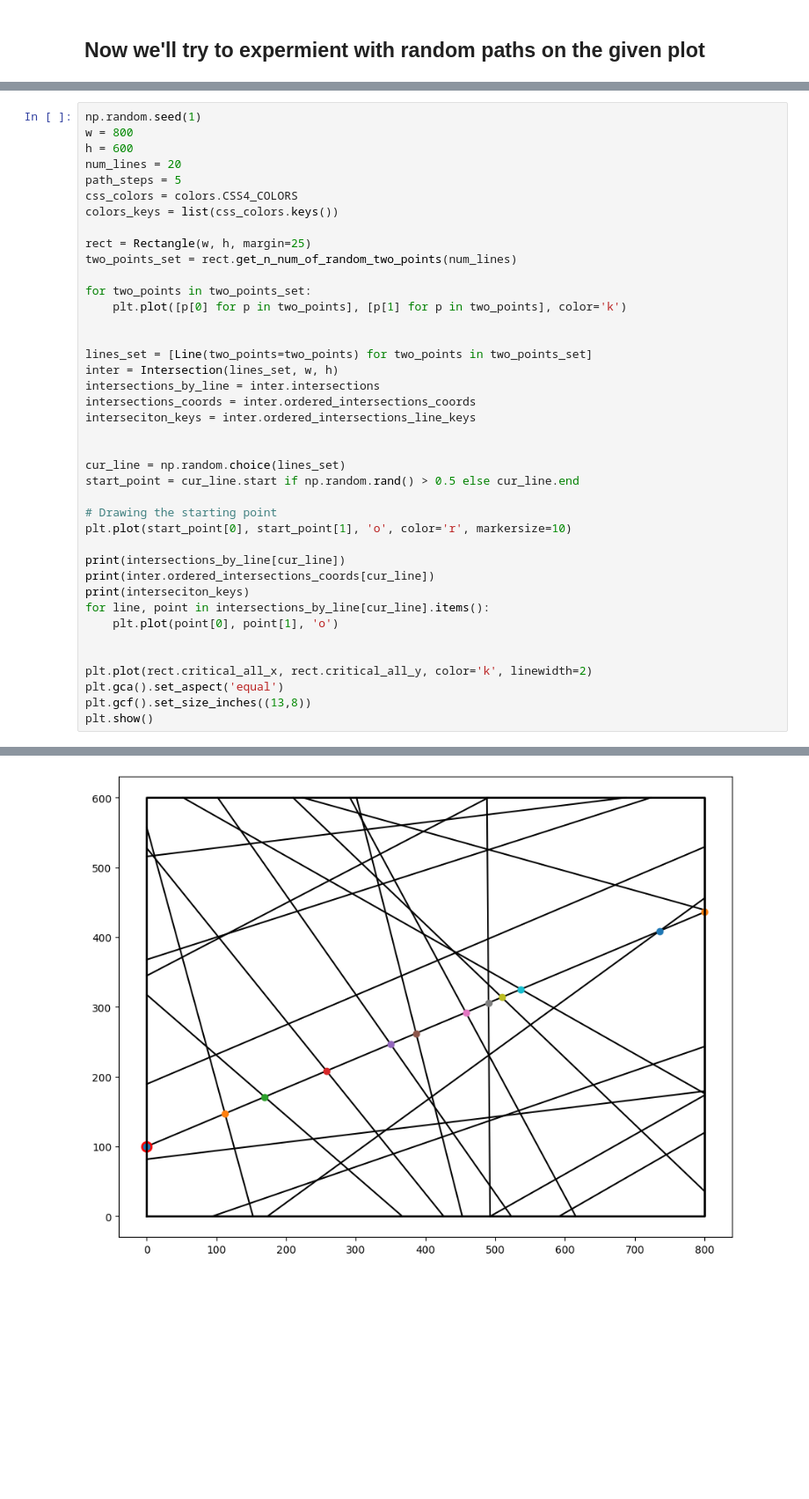
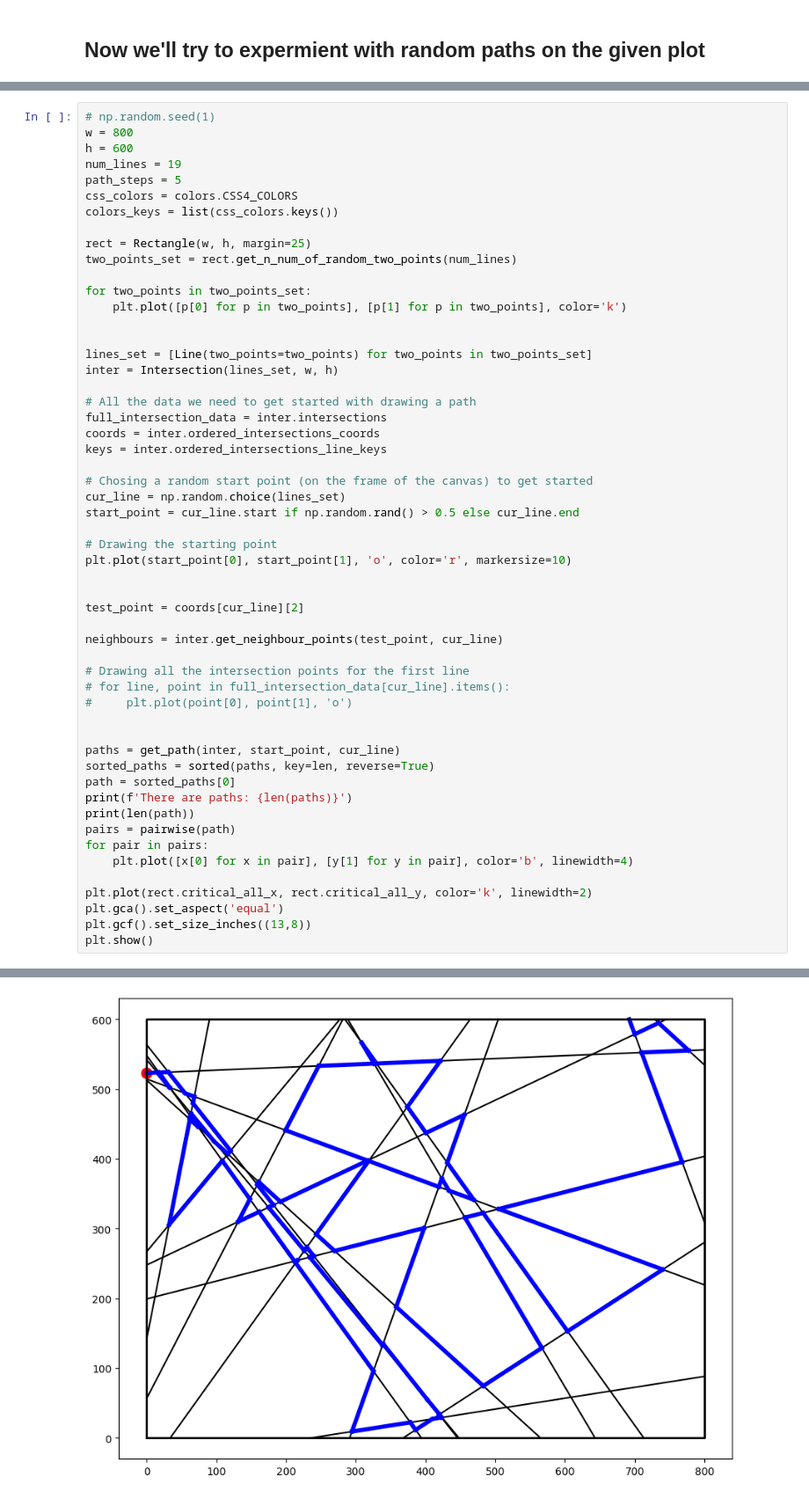
Before and after one commit to viktor-kertanov/hmmg, a Jupyter notebook: notebooks/morellet/francois_morellet_intersections.ipynb, the cells around one changed output, grey strips where cells are left out. Shown at 88% size. Saved outputs shown, nothing was run; the diff lists cells and outputs as text; blank space fills up the shorter version.

Commit message:
Path work done

```diff
--- a/notebooks/morellet/francois_morellet_intersections.ipynb
+++ b/notebooks/morellet/francois_morellet_intersections.ipynb
@@ -339,8 +410,8 @@ There are several ways to work with random path:
 # %%
-np.random.seed(1)
+# np.random.seed(1)
 w = 800
 h = 600
-num_lines = 20
+num_lines = 19
 path_steps = 5
 css_colors = colors.CSS4_COLORS
 colors_keys = list(css_colors.keys())
@@ -354,23 +425,37 @@ for two_points in two_points_set:
 
 lines_set = [Line(two_points=two_points) for two_points in two_points_set]
 inter = Intersection(lines_set, w, h)
-intersections_by_line = inter.intersections
-intersections_coords = inter.ordered_intersections_coords
-interseciton_keys = inter.ordered_intersections_line_keys
 
+# All the data we need to get started with drawing a path
+full_intersection_data = inter.intersections
+coords = inter.ordered_intersections_coords
+keys = inter.ordered_intersections_line_keys
 
+# Chosing a random start point (on the frame of the canvas) to get started
 cur_line = np.random.choice(lines_set)
 start_point = cur_line.start if np.random.rand() > 0.5 else cur_line.end
 
 # Drawing the starting point
 plt.plot(start_point[0], start_point[1], 'o', color='r', markersize=10)
 
-print(intersections_by_line[cur_line])
-print(inter.ordered_intersections_coords[cur_line])
-print(interseciton_keys)
-for line, point in intersections_by_line[cur_line].items():
-    plt.plot(point[0], point[1], 'o')
 
+test_point = coords[cur_line][2]
+
+neighbours = inter.get_neighbour_points(test_point, cur_line)
+
+# Drawing all the intersection points for the first line
+# for line, point in full_intersection_data[cur_line].items():
+#     plt.plot(point[0], point[1], 'o')
+
+
+paths = get_path(inter, start_point, cur_line)
+sorted_paths = sorted(paths, key=len, reverse=True)
+path = sorted_paths[0]
+print(f'There are paths: {len(paths)}')
+print(len(path))
+pairs = pairwise(path)
+for pair in pairs:
+    plt.plot([x[0] for x in pair], [y[1] for y in pair], color='b', linewidth=4)
 
 plt.plot(rect.critical_all_x, rect.critical_all_y, color='k', linewidth=2)
 plt.gca().set_aspect('equal')
@@ -383 +467 @@ plt.show()
-[figure, old version]
+[figure, new version]
```
Also changed, not shown: parts of 9 cells of this notebook.
